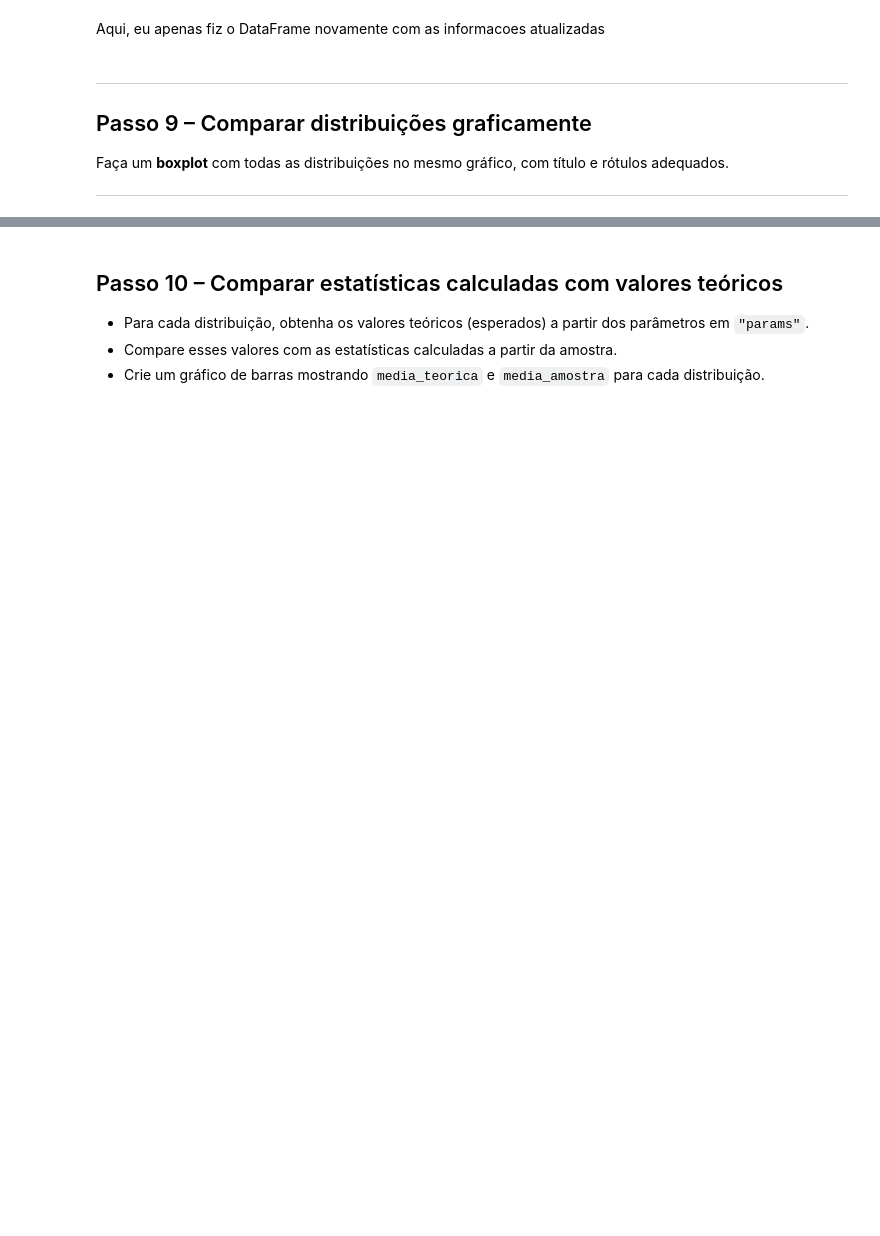
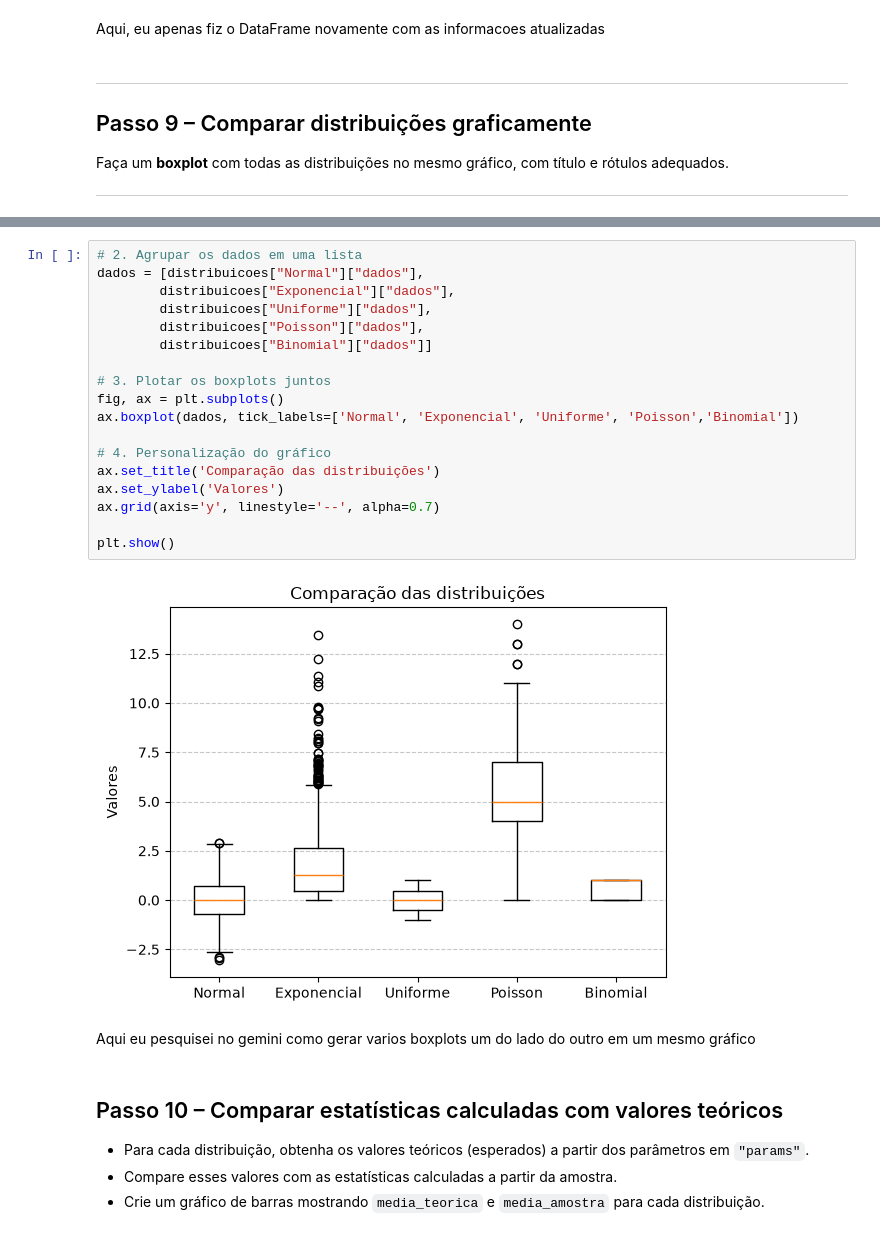
Before and after one commit to mauriciocelini/Programacao-Estatistica, a Jupyter notebook: revisao.ipynb, the cells around one changed output, grey strips where cells are left out. Cells and saved outputs as stored; diff of their text form; blank space fills up the shorter version.

```diff
--- a/revisao.ipynb
+++ b/revisao.ipynb
@@ -249,3 +263,25 @@ plt.boxplot()
+# %%
+# 2. Agrupar os dados em uma lista
+dados = [distribuicoes["Normal"]["dados"],
+        distribuicoes["Exponencial"]["dados"],
+        distribuicoes["Uniforme"]["dados"],
+        distribuicoes["Poisson"]["dados"],
+        distribuicoes["Binomial"]["dados"]]
+
+# 3. Plotar os boxplots juntos
+fig, ax = plt.subplots()
+ax.boxplot(dados, tick_labels=['Normal', 'Exponencial', 'Uniforme', 'Poisson','Binomial'])
+
+# 4. Personalização do gráfico
+ax.set_title('Comparação das distribuições')
+ax.set_ylabel('Valores')
+ax.grid(axis='y', linestyle='--', alpha=0.7)
+
+plt.show()
+# %% [output]
+[figure, added]
+# %% [markdown]
+Aqui eu pesquisei no gemini como gerar varios boxplots um do lado do outro em um mesmo gráfico
 # %% [markdown]
 ## Passo 10 – Comparar estatísticas calculadas com valores teóricos
 - Para cada distribuição, obtenha os valores teóricos (esperados) a partir dos parâmetros em `"params"`.
```
Also changed, not shown: parts of 8 cells of this notebook.
